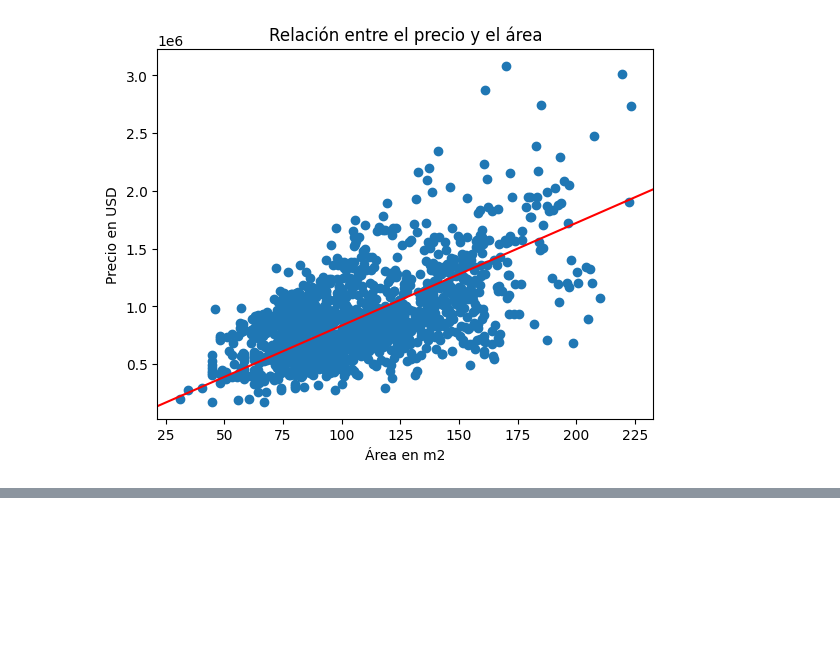
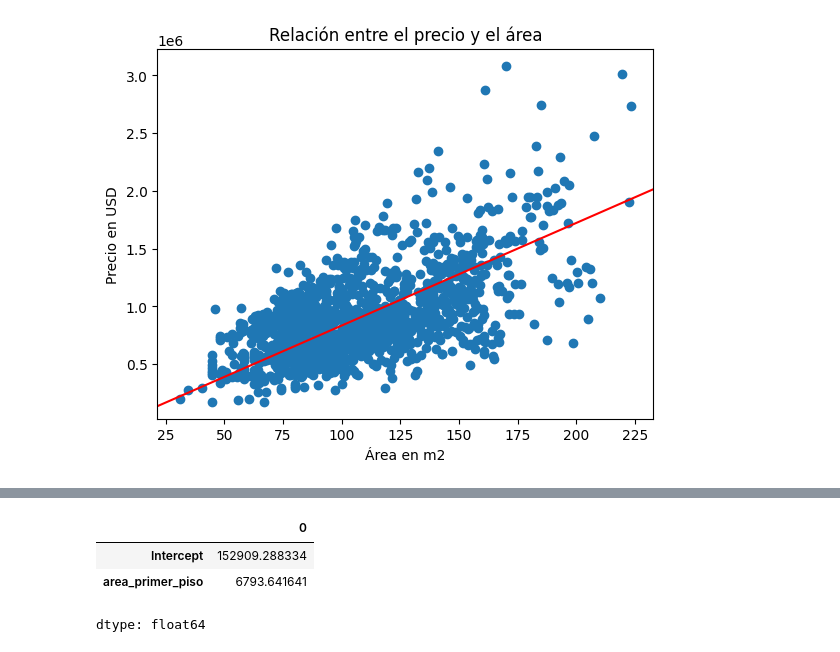
Before and after one commit to ocapios101/portafolio, a Jupyter notebook: REGRESION LINEAL.ipynb, the cells around one changed output, grey strips where cells are left out. Cells and saved outputs as stored; diff of their text form; code cells hidden in the pictures; blank space fills up the shorter version.

```diff
--- a/REGRESION LINEAL.ipynb
+++ b/REGRESION LINEAL.ipynb
@@ -76,0 +97,7 @@ px.scatter(datos,x='area_primer_piso',y='precio_de_venta',trendline_color_overri
+# %%
+modelo_0.params
+# %% [output]
+|  | 0 |
+| Intercept | 152909.288334 |
+| area_primer_piso | 6793.641641 |
+dtype: float64
```
Also changed, not shown: parts of 11 cells of this notebook.
